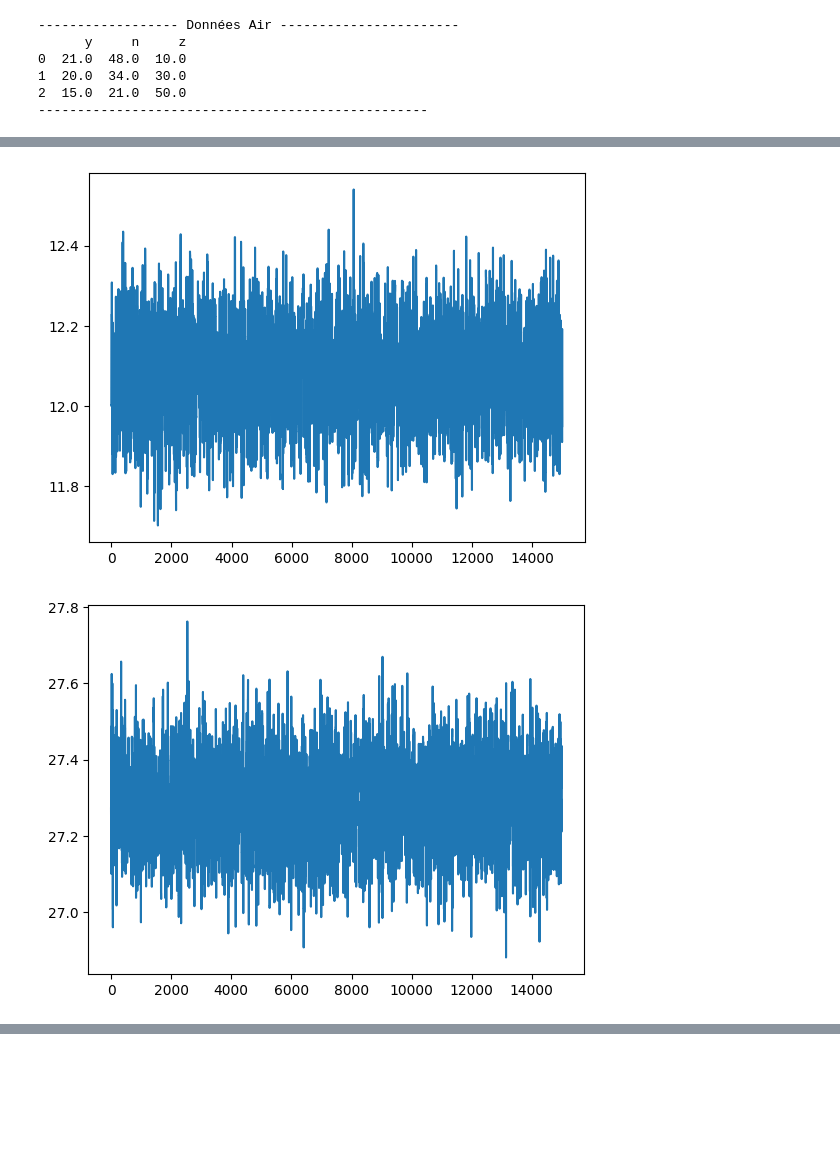
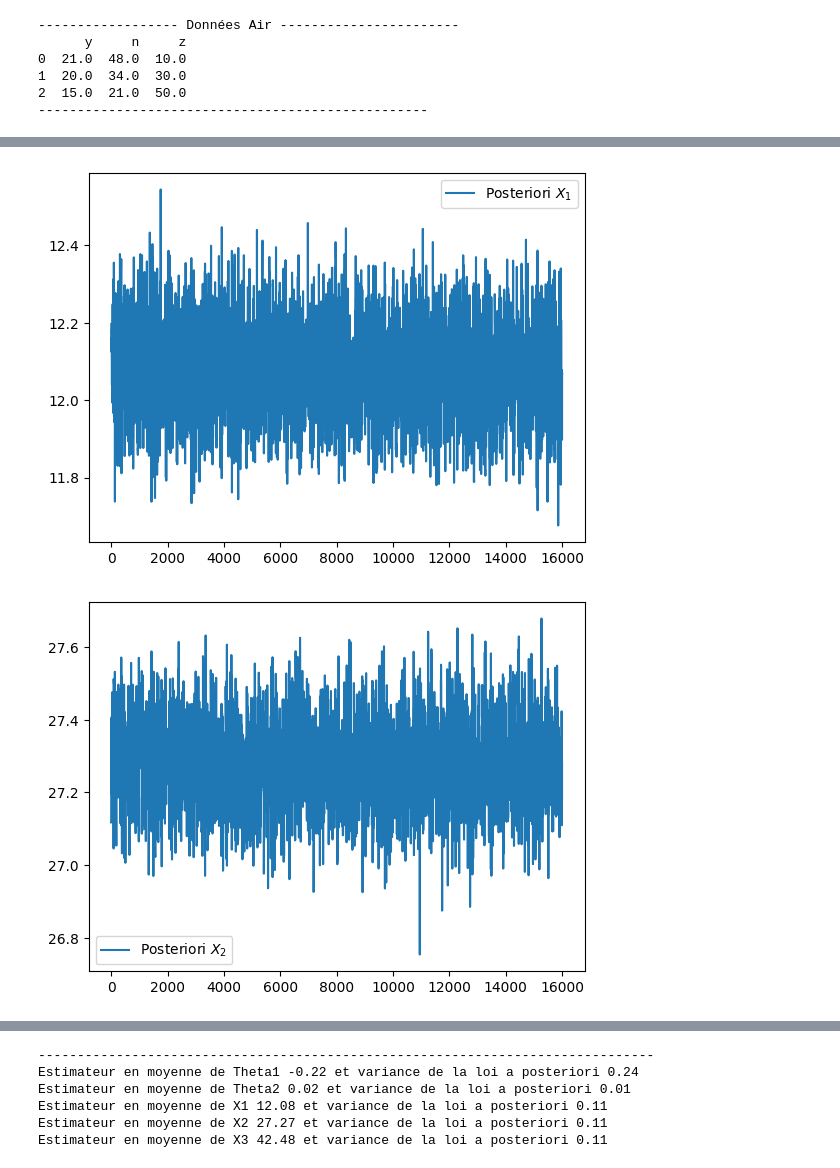
Before and after one commit to imn167/Air_Berkson, a Jupyter notebook: Gibbs.ipynb, the cells around one changed output, grey strips where cells are left out. Drawn from its saved outputs; the diff is of its cells as text; code cells hidden in the pictures; blank space fills up the shorter version.

Commit message:
tjrs pas de convergence pour theta1

```diff
--- a/Gibbs.ipynb
+++ b/Gibbs.ipynb
@@ -82,5 +82,8 @@ def Gibbs_sampler(nchain, data, init_theta, init_x, sd_theta, sd_x, sigma1, sigm
                 x_chain[i+1, j] = new_candidate
             else :
                 x_chain[i+1, j] = x_chain[i, j]
+        if i % 100 == 0:
+            clear_output(wait = True)
+            print(f"Iteration : {i}")
 
     return theta_chain, x_chain
@@ -92,0 +90,10 @@ lag = np.arange(0, 100000, 5).shape
+# %%
+#hyperparm
+tau2 = 81.14 #variance pour les Xj (dans le papier)
+sigma1 = 100 #variance pour theta1
+sigma2 = 100 #variance pour theta2
+prop_sdx = .5 #pas du noyau de proposition pour les Xi
+sd_theta1 = .09 #pas du noyau de proposition pour theta1
+sd_theta2 = .1 #pas du noyau de proposition pour theta2
+
+theta, X = Gibbs_sampler(21000, data_air, np.array([0, 0]), np.zeros(3), np.array([sd_theta1, sd_theta2]), prop_sdx, sigma1, sigma2, tau2)
@@ -103,10 +112,13 @@ plt.legend()
 # %%
-plt.plot(X[5000:, 0])
+plt.plot(X[5000:, 0], label = r'Posteriori $X_1$')
+plt.legend()
 plt.show()
-plt.plot(X[5000:, 1])
+plt.plot(X[5000:, 1], label = r'Posteriori $X_2$')
+plt.legend()
 plt.show()
-plt.plot(X[5000:, 2])
+plt.plot(X[5000:, 2], label = r'Posteriori $X_3$')
+plt.legend()
 plt.show()
 # %% [output]
-[figure, old version]
+[figure, new version]
-[figure, old version]
+[figure, new version]
@@ -113,0 +126,15 @@ plt.show()
+# %%
+#Tableau résumé : statistiques des différents paramètres ?
+print("-------------------------------------------------------------------------------")
+print(f"Estimateur en moyenne de Theta1 {round(np.mean(theta[11000: , 0]), 2)} et variance de la loi a posteriori {round(np.std(theta[11000: , 0]), 2)}")
+print(f"Estimateur en moyenne de Theta2 {round(np.mean(theta[11000: , 1]),2)} et variance de la loi a posteriori {round(np.std(theta[11000: , 1]),2)}")
+print(f"Estimateur en moyenne de X1 {round(np.mean(X[11000: , 0]),2)} et variance de la loi a posteriori {round(np.std(X[11000: , 0]),2)}")
+print(f"Estimateur en moyenne de X2 {round(np.mean(X[11000: , 1]),2)} et variance de la loi a posteriori {round(np.std(X[11000: , 1]),2)}")
+print(f"Estimateur en moyenne de X3 {round(np.mean(X[11000: , 2]),2)} et variance de la loi a posteriori {round(np.std(X[11000: , 2]),2)}")
+# %% [output]
+-------------------------------------------------------------------------------
+Estimateur en moyenne de Theta1 -0.22 et variance de la loi a posteriori 0.24
+Estimateur en moyenne de Theta2 0.02 et variance de la loi a posteriori 0.01
+Estimateur en moyenne de X1 12.08 et variance de la loi a posteriori 0.11
+Estimateur en moyenne de X2 27.27 et variance de la loi a posteriori 0.11
+Estimateur en moyenne de X3 42.48 et variance de la loi a posteriori 0.11
```
Also changed, not shown: parts of 5 cells of this notebook.
